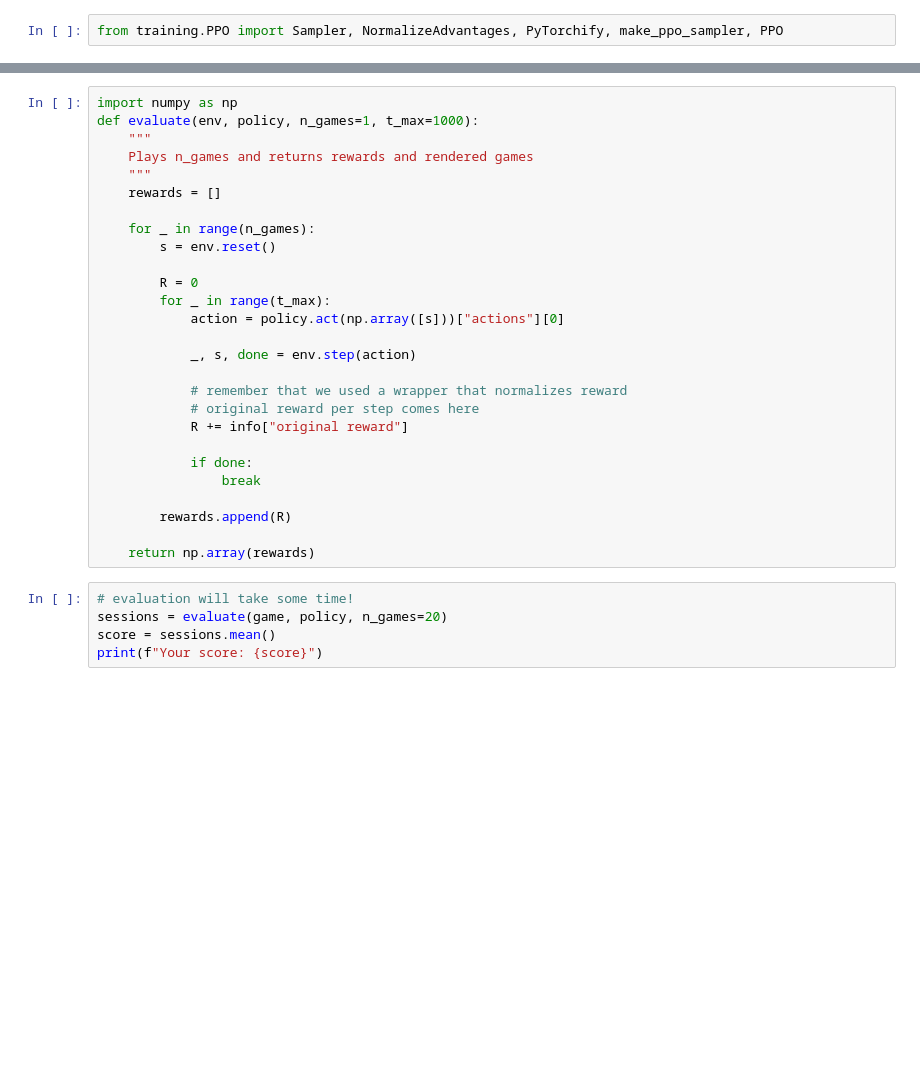
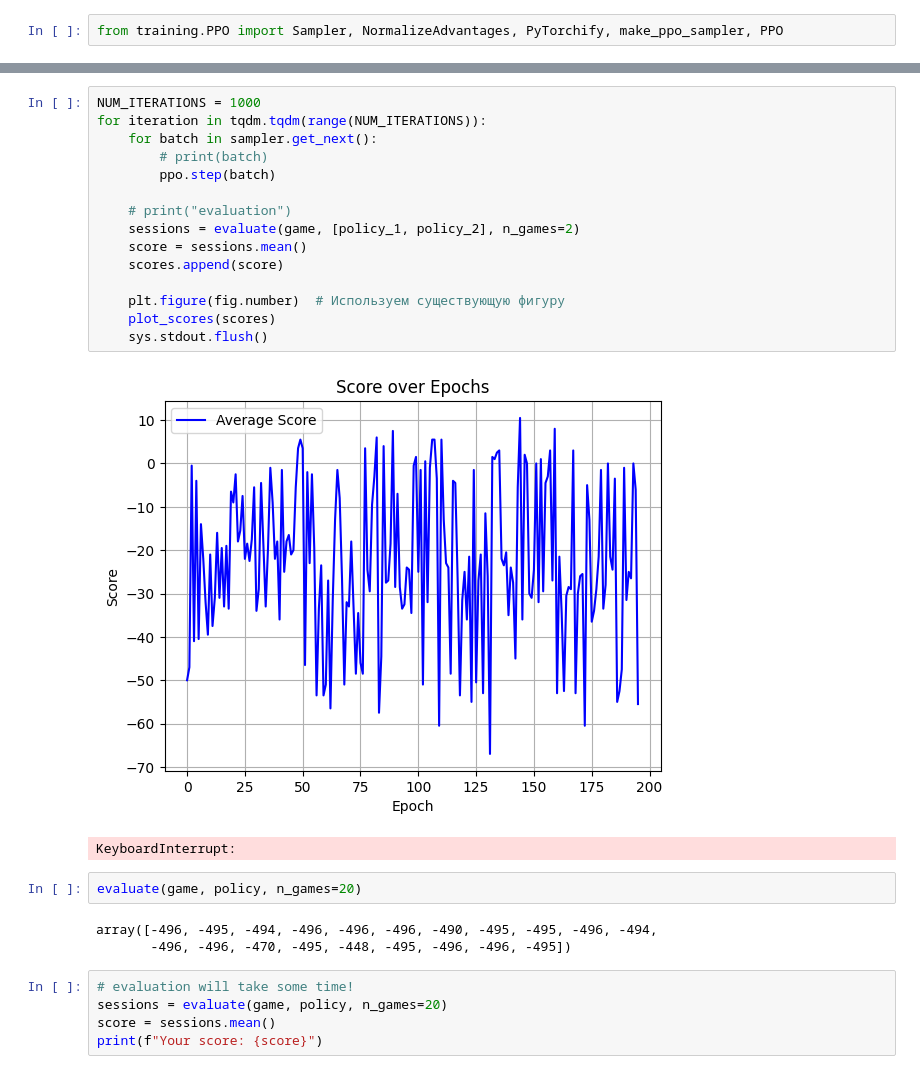
Before and after one commit to Mr-Grag-Universe/hex_game, a Jupyter notebook: train.ipynb, the cells around one changed output, grey strips where cells are left out. Cells and saved outputs as stored; diff of their text form; blank space fills up the shorter version.

```diff
--- a/train.ipynb
+++ b/train.ipynb
@@ -273,30 +393,26 @@ for iteration in tqdm.tqdm(range(NUM_ITERATIONS)):
-# %%
-import numpy as np
-def evaluate(env, policy, n_games=1, t_max=1000):
-    """
-    Plays n_games and returns rewards and rendered games
-    """
-    rewards = []
-
-    for _ in range(n_games):
-        s = env.reset()
-
-        R = 0
-        for _ in range(t_max):
-            action = policy.act(np.array([s]))["actions"][0]
-
-            _, s, done = env.step(action)
-
-            # remember that we used a wrapper that normalizes reward
-            # original reward per step comes here
-            R += info["original reward"]
-
-            if done:
-                break
-
-        rewards.append(R)
-
-    return np.array(rewards)
+# %%
+NUM_ITERATIONS = 1000
+for iteration in tqdm.tqdm(range(NUM_ITERATIONS)):
+    for batch in sampler.get_next():
+        # print(batch)
+        ppo.step(batch)
+
+    # print("evaluation")
+    sessions = evaluate(game, [policy_1, policy_2], n_games=2)
+    score = sessions.mean()
+    scores.append(score)
+
+    plt.figure(fig.number)  # Используем существующую фигуру
+    plot_scores(scores)
+    sys.stdout.flush()
+# %% [output]
+[figure, added]
+KeyboardInterrupt:
+# %%
+evaluate(game, policy, n_games=20)
+# %% [output]
+array([-496, -495, -494, -496, -496, -496, -490, -495, -495, -496, -494,
+       -496, -496, -470, -495, -448, -495, -496, -496, -495])
 # %%
 # evaluation will take some time!
 sessions = evaluate(game, policy, n_games=20)
```
Also changed, not shown: parts of 7 cells of this notebook, 7 other files.
